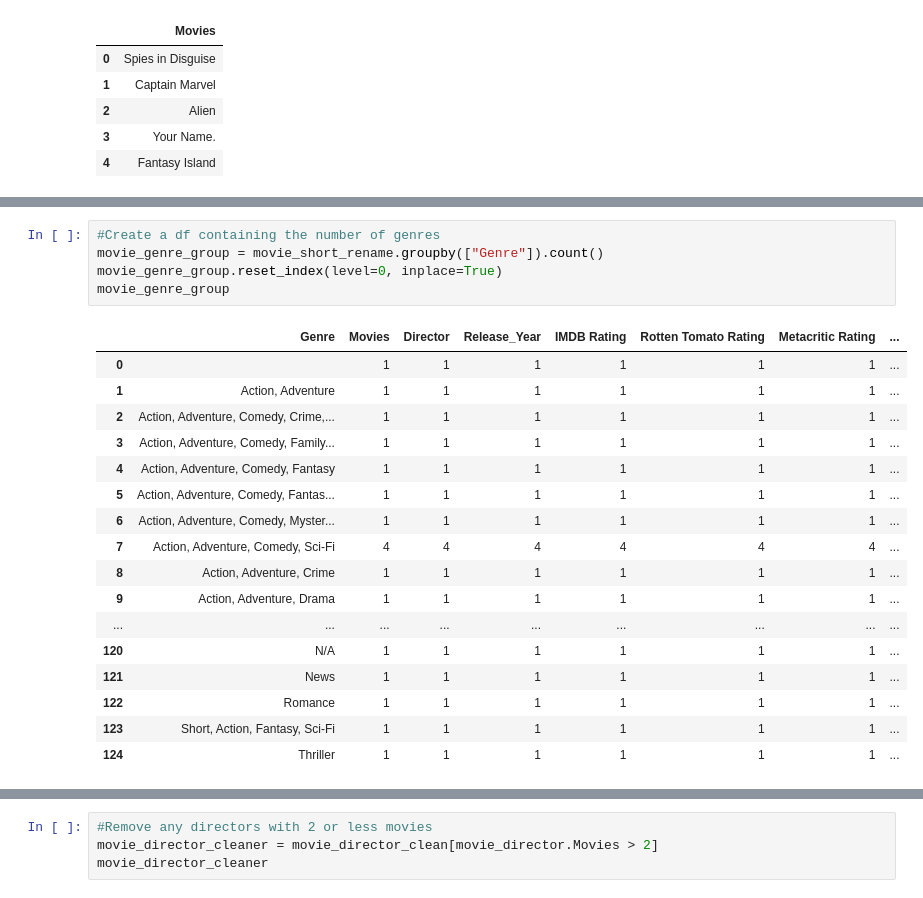
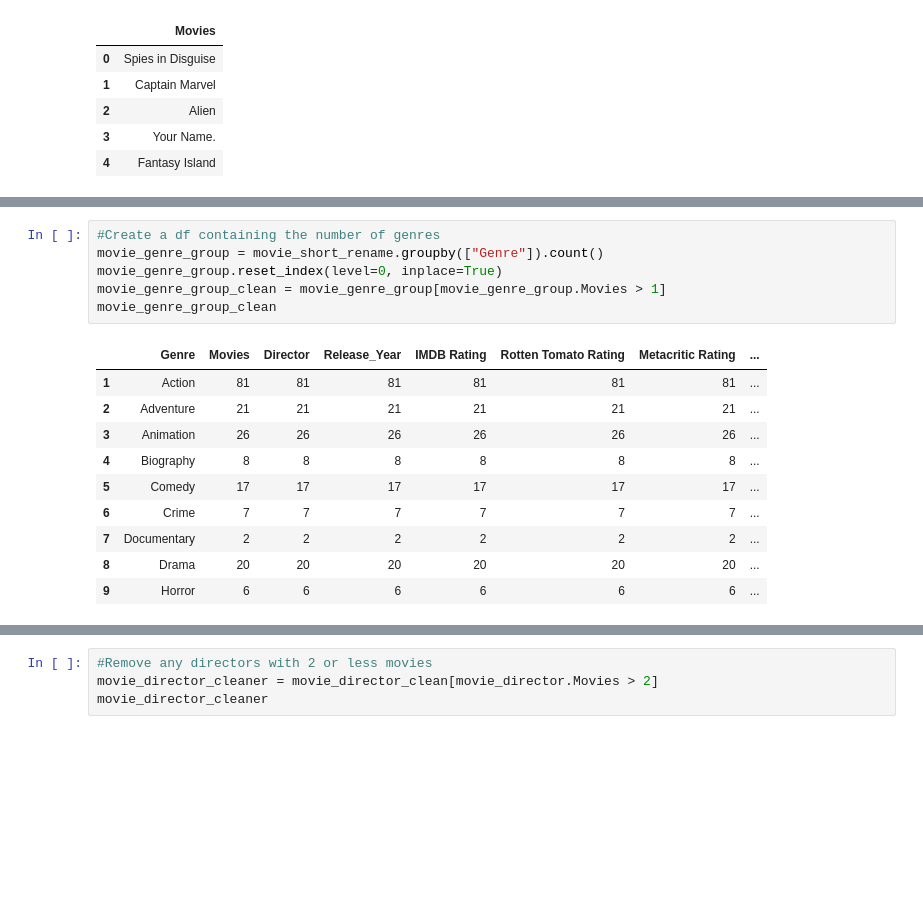
Before and after one commit to mwil177/project-1, a Jupyter notebook: Movie Stuff.ipynb, the cells around one changed output, grey strips where cells are left out. Cells and saved outputs as stored; diff of their text form; blank space fills up the shorter version.

```diff
--- a/Movie Stuff.ipynb
+++ b/Movie Stuff.ipynb
@@ -154,23 +162,17 @@ movie_short_rename
 # %%
 #Create a df containing the number of genres
 movie_genre_group = movie_short_rename.groupby(["Genre"]).count()
 movie_genre_group.reset_index(level=0, inplace=True)
-movie_genre_group
+movie_genre_group_clean = movie_genre_group[movie_genre_group.Movies > 1]
+movie_genre_group_clean
 # %% [output]
 |  | Genre | Movies | Director | Release_Year | IMDB Rating | Rotten Tomato Rating | Metacritic Rating | ... |
-| 0 |  | 1 | 1 | 1 | 1 | 1 | 1 | ... |
-| 1 | Action, Adventure | 1 | 1 | 1 | 1 | 1 | 1 | ... |
-| 2 | Action, Adventure, Comedy, Crime,... | 1 | 1 | 1 | 1 | 1 | 1 | ... |
-| 3 | Action, Adventure, Comedy, Family... | 1 | 1 | 1 | 1 | 1 | 1 | ... |
-| 4 | Action, Adventure, Comedy, Fantasy | 1 | 1 | 1 | 1 | 1 | 1 | ... |
-| 5 | Action, Adventure, Comedy, Fantas... | 1 | 1 | 1 | 1 | 1 | 1 | ... |
-| 6 | Action, Adventure, Comedy, Myster... | 1 | 1 | 1 | 1 | 1 | 1 | ... |
-| 7 | Action, Adventure, Comedy, Sci-Fi | 4 | 4 | 4 | 4 | 4 | 4 | ... |
-| 8 | Action, Adventure, Crime | 1 | 1 | 1 | 1 | 1 | 1 | ... |
-| 9 | Action, Adventure, Drama | 1 | 1 | 1 | 1 | 1 | 1 | ... |
-| ... | ... | ... | ... | ... | ... | ... | ... | ... |
-| 120 | N/A | 1 | 1 | 1 | 1 | 1 | 1 | ... |
-| 121 | News | 1 | 1 | 1 | 1 | 1 | 1 | ... |
-| 122 | Romance | 1 | 1 | 1 | 1 | 1 | 1 | ... |
-| 123 | Short, Action, Fantasy, Sci-Fi | 1 | 1 | 1 | 1 | 1 | 1 | ... |
-| 124 | Thriller | 1 | 1 | 1 | 1 | 1 | 1 | ... |
+| 1 | Action | 81 | 81 | 81 | 81 | 81 | 81 | ... |
+| 2 | Adventure | 21 | 21 | 21 | 21 | 21 | 21 | ... |
+| 3 | Animation | 26 | 26 | 26 | 26 | 26 | 26 | ... |
+| 4 | Biography | 8 | 8 | 8 | 8 | 8 | 8 | ... |
+| 5 | Comedy | 17 | 17 | 17 | 17 | 17 | 17 | ... |
+| 6 | Crime | 7 | 7 | 7 | 7 | 7 | 7 | ... |
+| 7 | Documentary | 2 | 2 | 2 | 2 | 2 | 2 | ... |
+| 8 | Drama | 20 | 20 | 20 | 20 | 20 | 20 | ... |
+| 9 | Horror | 6 | 6 | 6 | 6 | 6 | 6 | ... |
```
Also changed, not shown: parts of 20 cells of this notebook, 1 other file.
